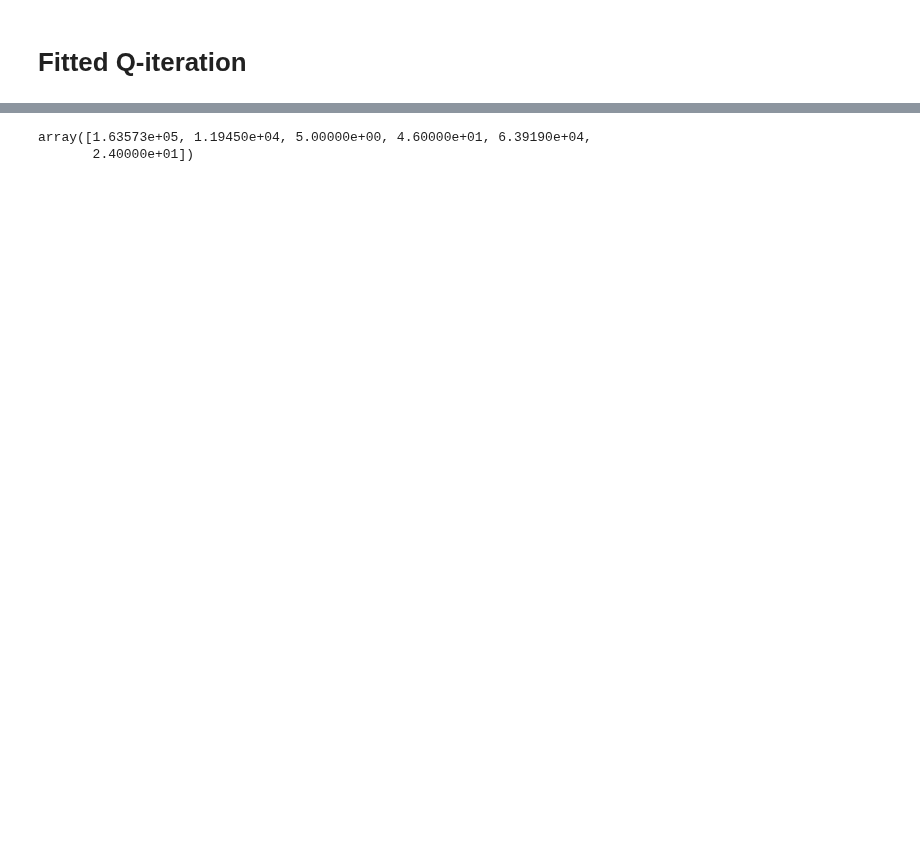
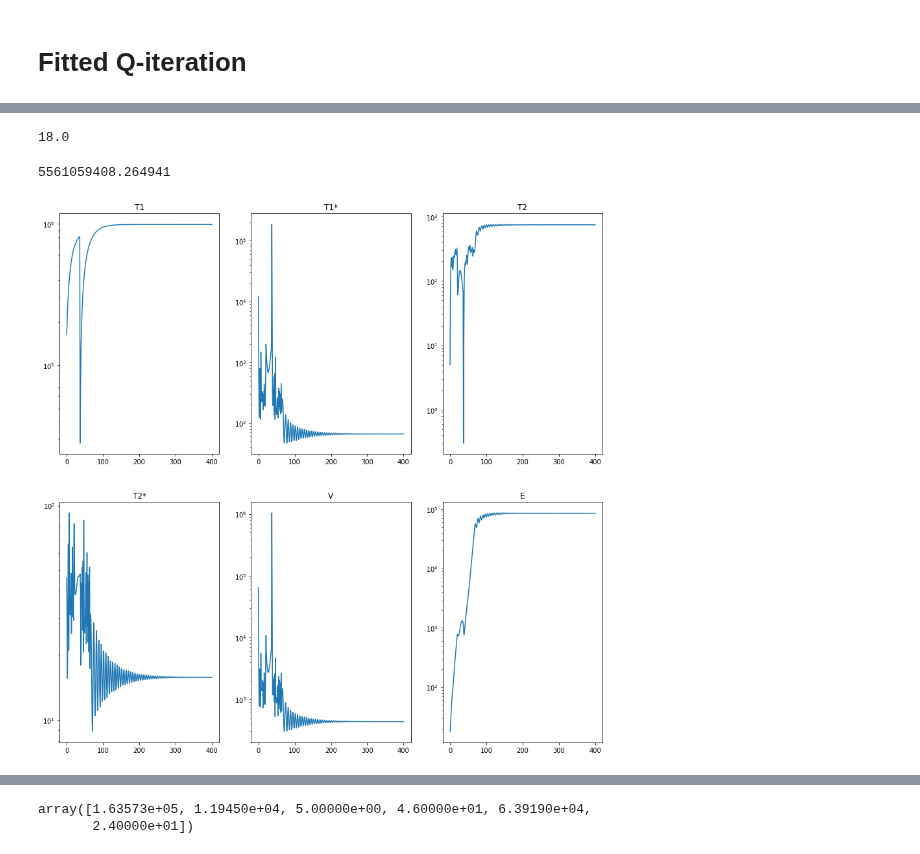
Before and after one commit to SuReLI/hiv_experiment, a Jupyter notebook: dinh_viet_toan/hiv_dvt.ipynb, the cells around one changed output, grey strips where cells are left out. Saved outputs shown, nothing was run; the diff lists cells and outputs as text; code cells hidden in the pictures; blank space fills up the shorter version.

```diff
--- a/dinh_viet_toan/hiv_dvt.ipynb
+++ b/dinh_viet_toan/hiv_dvt.ipynb
@@ -138,3 +129,43 @@ Text(0.5, 1.0, 'E')
+# %%
+def make_simulation(s):
+    """Makes simulation for FQI"""
+    s[5] *= .75
+    env.E *= .75
+    print(env.E)
+    dur = 400 # 400/5
+    states = [s]
+    rewards = [0]
+
+    for i in tqdm(range(dur)):
+        action = choose_action(s, best_hqi, INIT=False, EPS=0, DISPLAY=False)
+#         print(action, end=' ')
+        s, r, d, _ = env.step(action)
+        rewards.append(r)
+        states.append(s)
+
+    print()
+    print(80*sum(rewards)/dur)
+    return states, rewards
+
+
+def make_simulation_dqn(s, model):
+    """Makes simulation for DQN"""
+    s[5] *= .75
+    env.E *= .75
+    print(env.E)
+    dur = 200 # 400/5
+    states = [s]
+    rewards = [0]
+
+    for i in tqdm(range(dur)):
+        s = torch.Tensor(s).unsqueeze(0)
+        action = choose_action(s, model, INIT=False, EPS=0, DISPLAY=False)
+        print(action.item(), end=' ')
+        s, r, d, _ = env.step(action)
+        rewards.append(r)
+        states.append(s)
+
+    return states
 # %% [markdown]
 # Fitted Q-iteration
 # %%
@@ -144,0 +346,8 @@ Text(0.5, 1.0, 'E')
+# %%
+s = env.reset('unhealthy')
+states_unhealthy, rew = make_simulation(s)
+plot_stuff(states_unhealthy)
+# %% [output]
+18.0
+5561059408.264941
+[figure, added]
```
Also changed, not shown: parts of 59 cells of this notebook.
